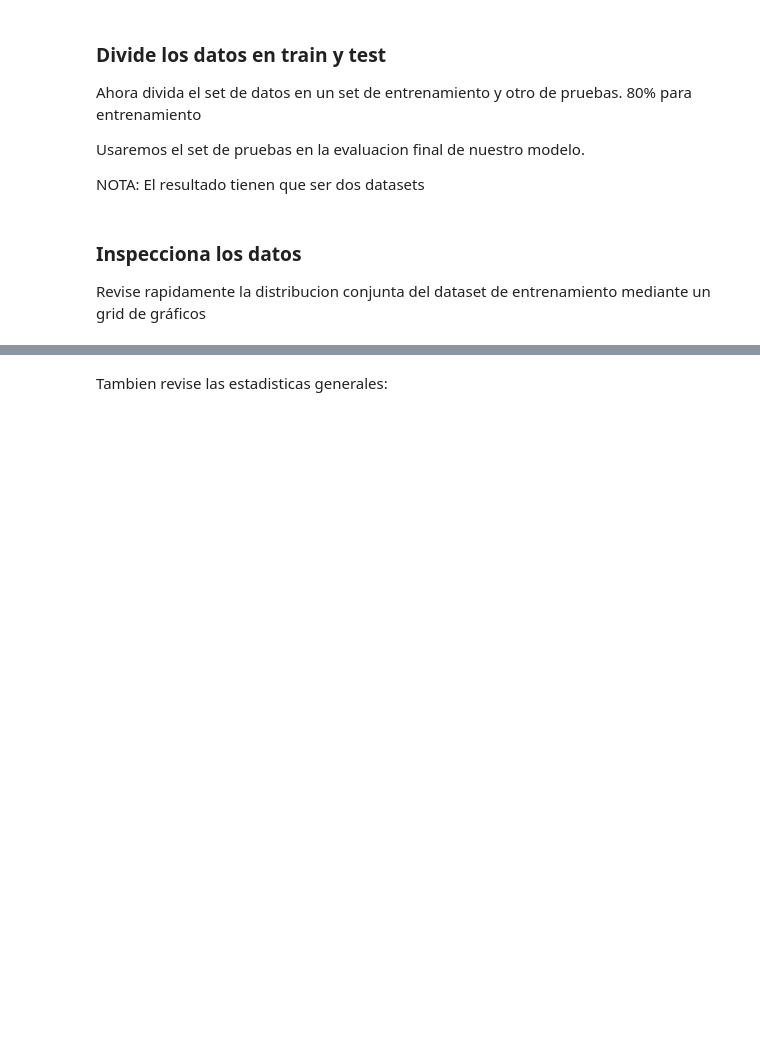
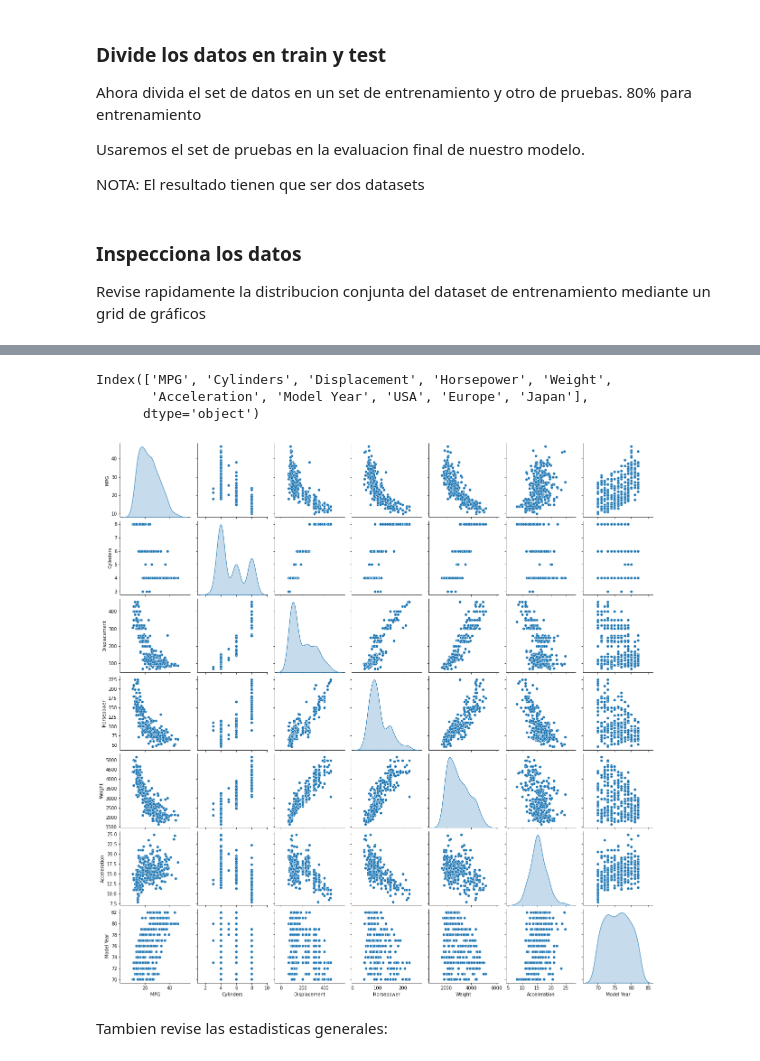
Before and after one commit to marcusRB/thebridge_ft_nov21, a Jupyter notebook: 4-Machine_Learning/3-Deep Learning/1-Redes Neuronales/Exercise2 Deep learning regression.ipynb, the cells around one changed output, grey strips where cells are left out. Drawn from its saved outputs; the diff is of its cells as text; code cells hidden in the pictures; blank space fills up the shorter version.

```diff
--- a/4-Machine_Learning/3-Deep Learning/1-Redes Neuronales/Exercise2 Deep learning regression.ipynb
+++ b/4-Machine_Learning/3-Deep Learning/1-Redes Neuronales/Exercise2 Deep learning regression.ipynb
@@ -63,2 +93,5 @@ dtype: int64
+# %%
+dataset = dataset.dropna()
 # %%
 # La columna de `"Origin"` realmente es categorica, no numerica. Entonces conviertala a un "one-hot":
+origin = dataset.pop("Origin")
@@ -72,0 +98,4 @@ dtype: int64
+# %%
+dataset['USA'] = (origin == 1)*1
+dataset["Europe"] = (origin == 2)*1
+dataset["Japan"] = (origin == 3)*1
@@ -78,6 +123,9 @@ Ahora divida el set de datos en un set de entrenamiento y otro de pruebas. 80% p
 Usaremos el set de pruebas en la evaluacion final de nuestro modelo.
 
 NOTA: El resultado tienen que ser dos datasets
+# %%
+train_dataset = dataset.sample(frac=0.8, random_state = 0)
+test_dataset = dataset.drop(train_dataset.index)
 # %% [markdown]
 ### Inspecciona los datos
 
@@ -88,2 +133,15 @@ Revise rapidamente la distribucion conjunta del dataset de entrenamiento mediant
+# %%
+train_dataset.columns
+# %% [output]
+Index(['MPG', 'Cylinders', 'Displacement', 'Horsepower', 'Weight',
+       'Acceleration', 'Model Year', 'USA', 'Europe', 'Japan'],
+      dtype='object')
+# %%
+sns.pairplot(train_dataset[['MPG', 'Cylinders', 'Displacement',
+                            'Horsepower', 'Weight',
+                           'Acceleration', 'Model Year']],
+            diag_kind = 'kde');
+# %% [output]
+[figure, added]
 # %% [markdown]
 Tambien revise las estadisticas generales:
```
Also changed, not shown: parts of 20 cells of this notebook.
